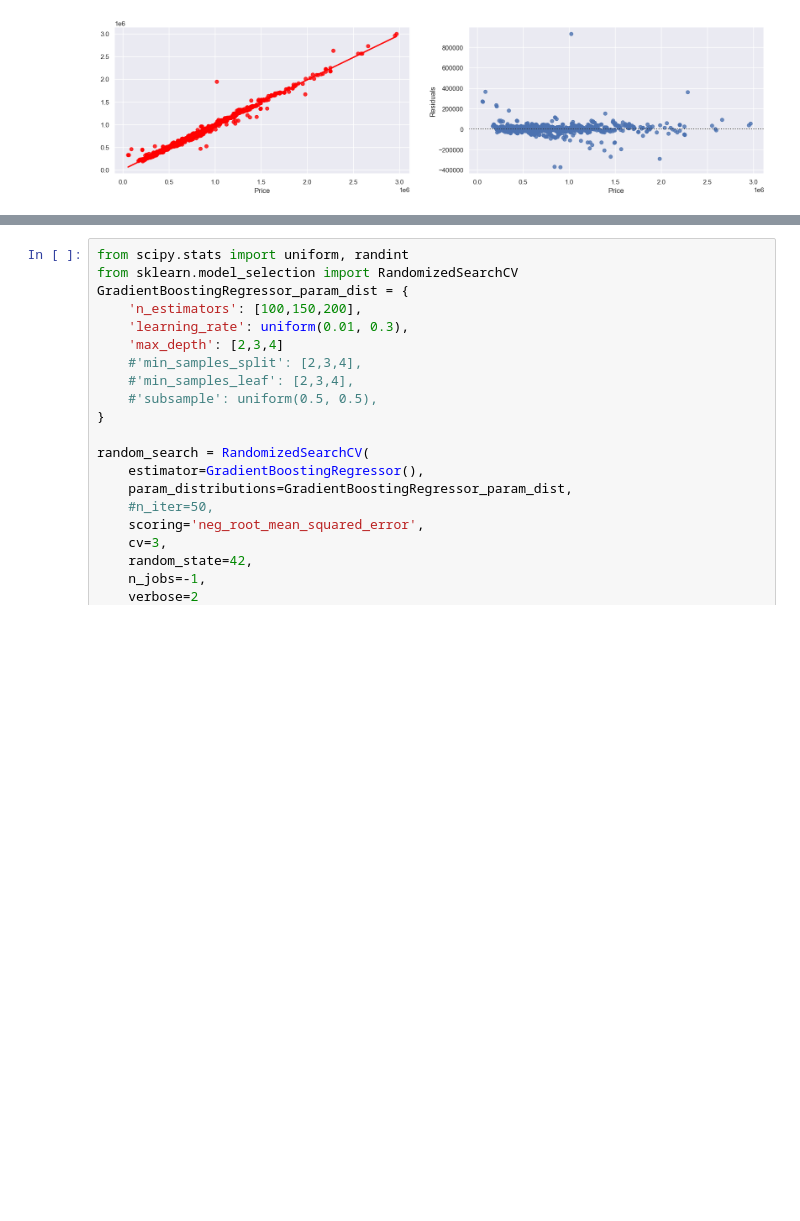
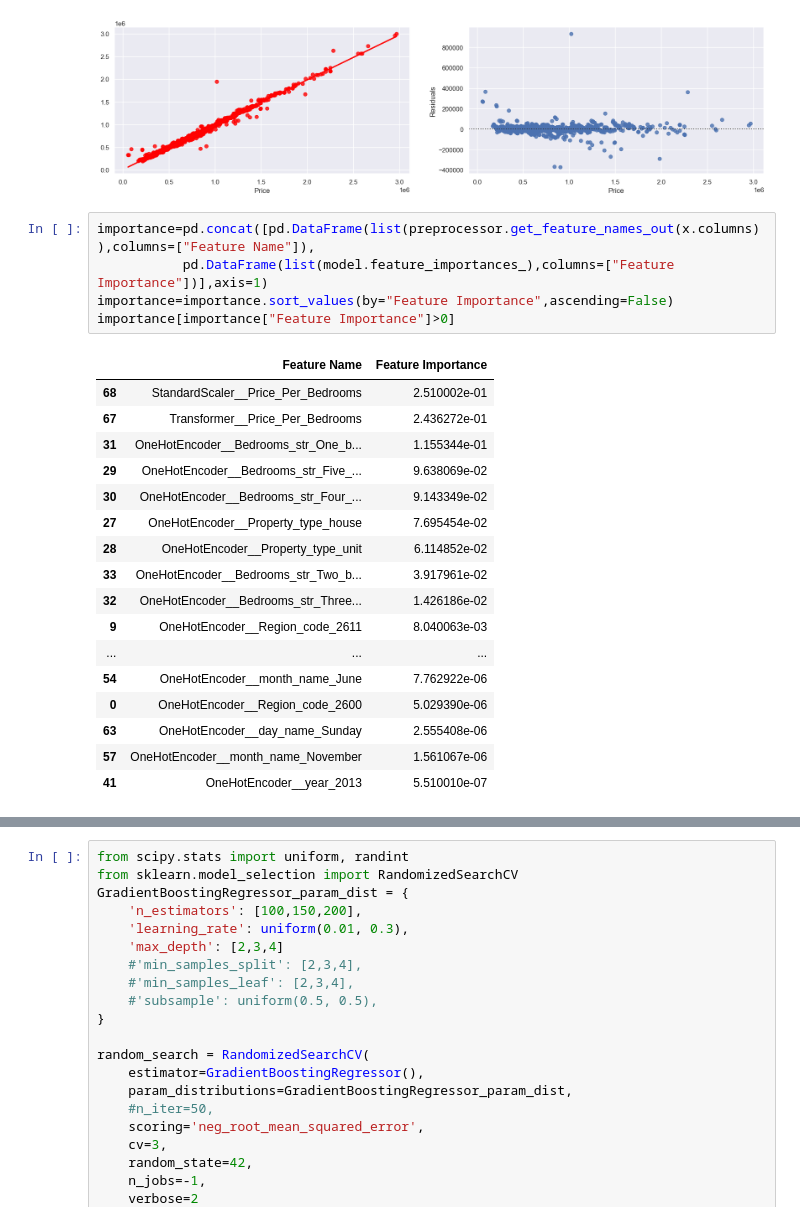
Before and after one commit to omars1234/Home_Prices_analysis, a Jupyter notebook: Home_Price_ML.ipynb, the cells around one changed output, grey strips where cells are left out. Cells and saved outputs as stored; diff of their text form; blank space fills up the shorter version.

```diff
--- a/Home_Price_ML.ipynb
+++ b/Home_Price_ML.ipynb
@@ -892,3 +892,26 @@ plt.xlabel("Price")
 plt.ylabel("Residuals");
 # %% [output]
 [figure]
+# %%
+importance=pd.concat([pd.DataFrame(list(preprocessor.get_feature_names_out(x.columns)),columns=["Feature Name"]),
+           pd.DataFrame(list(model.feature_importances_),columns=["Feature Importance"])],axis=1)
+importance=importance.sort_values(by="Feature Importance",ascending=False)
+importance[importance["Feature Importance"]>0]
+# %% [output]
+|  | Feature Name | Feature Importance |
+| 68 | StandardScaler__Price_Per_Bedrooms | 2.510002e-01 |
+| 67 | Transformer__Price_Per_Bedrooms | 2.436272e-01 |
+| 31 | OneHotEncoder__Bedrooms_str_One_b... | 1.155344e-01 |
+| 29 | OneHotEncoder__Bedrooms_str_Five_... | 9.638069e-02 |
+| 30 | OneHotEncoder__Bedrooms_str_Four_... | 9.143349e-02 |
+| 27 | OneHotEncoder__Property_type_house | 7.695454e-02 |
+| 28 | OneHotEncoder__Property_type_unit | 6.114852e-02 |
+| 33 | OneHotEncoder__Bedrooms_str_Two_b... | 3.917961e-02 |
+| 32 | OneHotEncoder__Bedrooms_str_Three... | 1.426186e-02 |
+| 9 | OneHotEncoder__Region_code_2611 | 8.040063e-03 |
+| ... | ... | ... |
+| 54 | OneHotEncoder__month_name_June | 7.762922e-06 |
+| 0 | OneHotEncoder__Region_code_2600 | 5.029390e-06 |
+| 63 | OneHotEncoder__day_name_Sunday | 2.555408e-06 |
+| 57 | OneHotEncoder__month_name_November | 1.561067e-06 |
+| 41 | OneHotEncoder__year_2013 | 5.510010e-07 |
```
Also changed, not shown: parts of 2 cells of this notebook.
